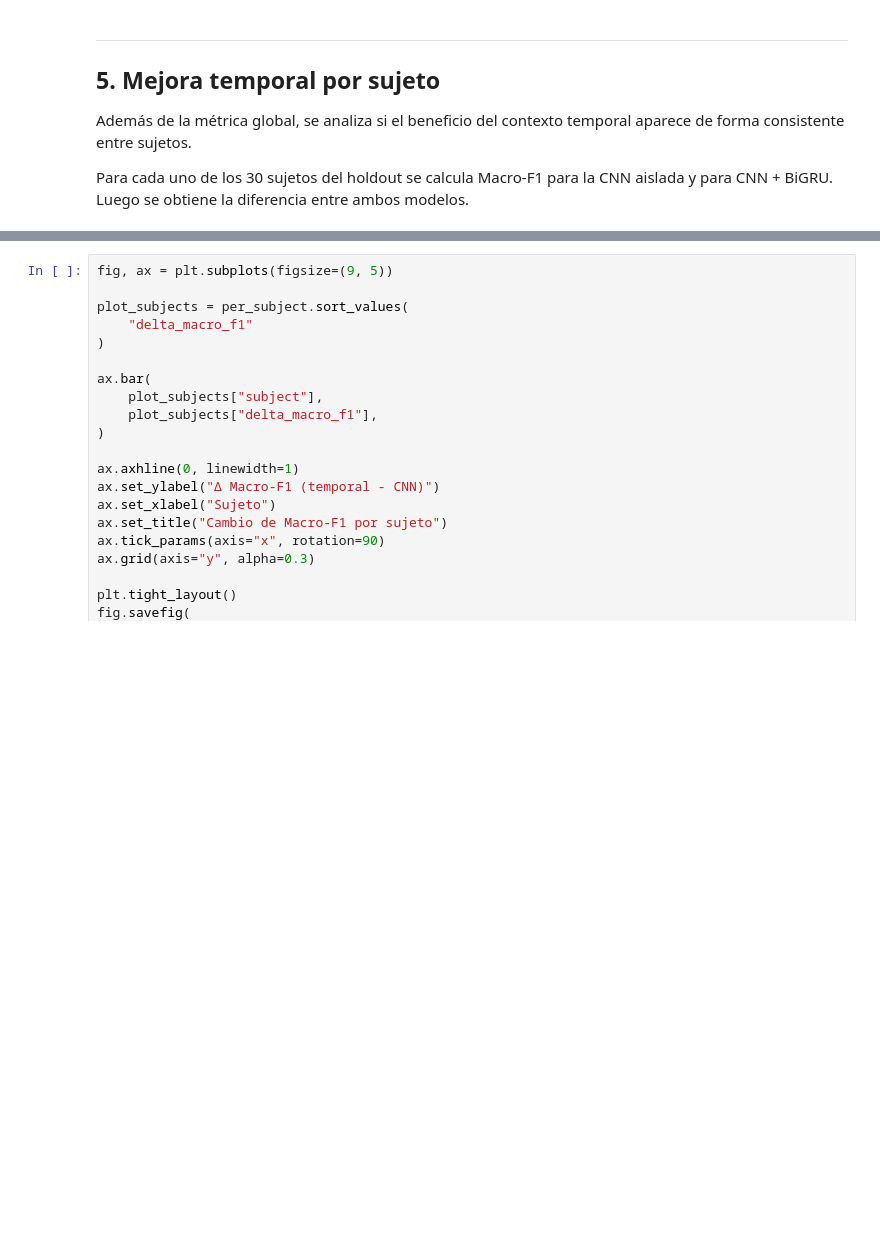
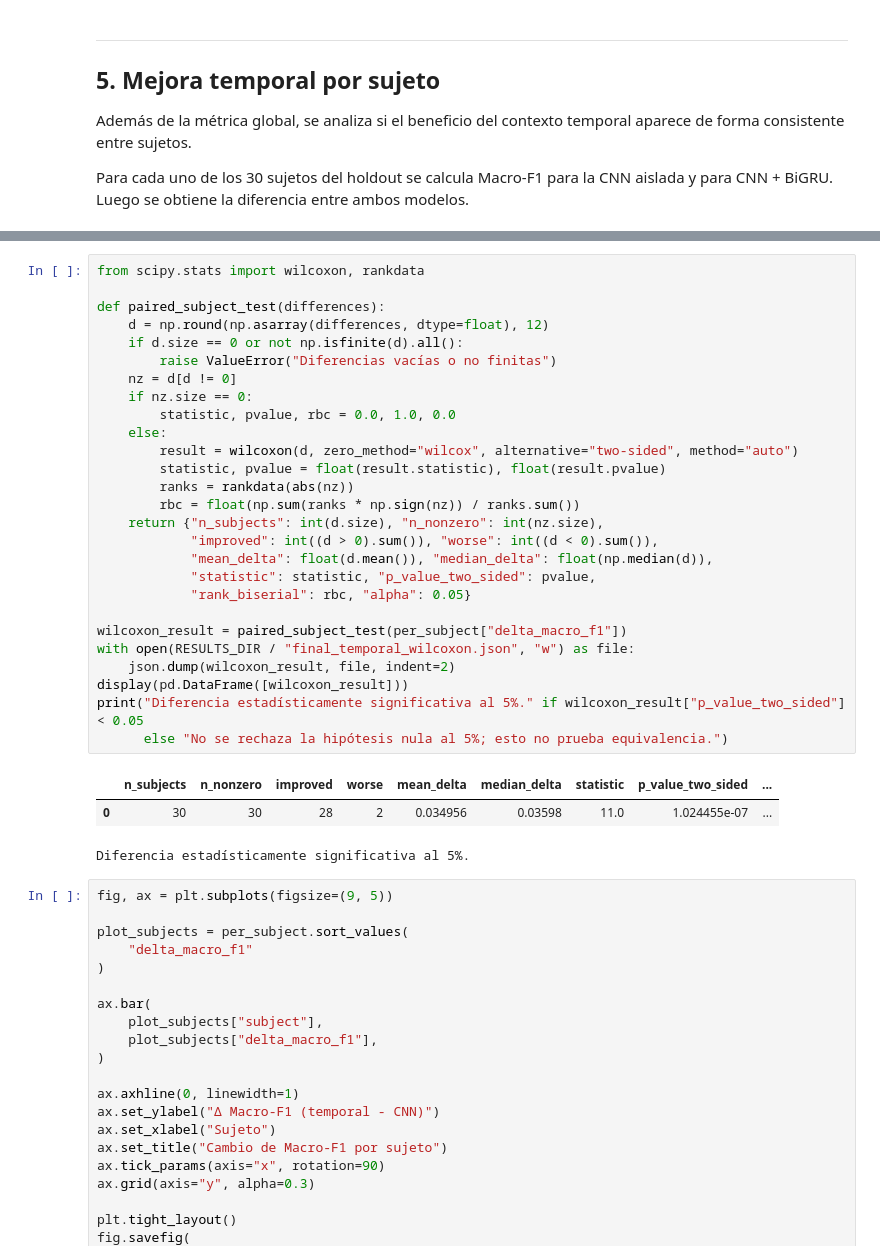
Before and after one commit to Lourdes-Tolotto/Automatic-Sleep-Staging, a Jupyter notebook: Notebooks/11_final_comparison_and_model_selection.ipynb, the cells around one changed output, grey strips where cells are left out. Cells and saved outputs as stored; diff of their text form; blank space fills up the shorter version.

Commit message:
notebooks: actualizar NB11 histórica con últimas corridas y Wilcoxon

```diff
--- a/Notebooks/11_final_comparison_and_model_selection.ipynb
+++ b/Notebooks/11_final_comparison_and_model_selection.ipynb
@@ -445,3 +447,34 @@ display(per_subject.round(4))
+# %%
+from scipy.stats import wilcoxon, rankdata
+
+def paired_subject_test(differences):
+    d = np.round(np.asarray(differences, dtype=float), 12)
+    if d.size == 0 or not np.isfinite(d).all():
+        raise ValueError("Diferencias vacías o no finitas")
+    nz = d[d != 0]
+    if nz.size == 0:
+        statistic, pvalue, rbc = 0.0, 1.0, 0.0
+    else:
+        result = wilcoxon(d, zero_method="wilcox", alternative="two-sided", method="auto")
+        statistic, pvalue = float(result.statistic), float(result.pvalue)
+        ranks = rankdata(abs(nz))
+        rbc = float(np.sum(ranks * np.sign(nz)) / ranks.sum())
+    return {"n_subjects": int(d.size), "n_nonzero": int(nz.size),
+            "improved": int((d > 0).sum()), "worse": int((d < 0).sum()),
+            "mean_delta": float(d.mean()), "median_delta": float(np.median(d)),
+            "statistic": statistic, "p_value_two_sided": pvalue,
+            "rank_biserial": rbc, "alpha": 0.05}
+
+wilcoxon_result = paired_subject_test(per_subject["delta_macro_f1"])
+with open(RESULTS_DIR / "final_temporal_wilcoxon.json", "w") as file:
+    json.dump(wilcoxon_result, file, indent=2)
+display(pd.DataFrame([wilcoxon_result]))
+print("Diferencia estadísticamente significativa al 5%." if wilcoxon_result["p_value_two_sided"] < 0.05
+      else "No se rechaza la hipótesis nula al 5%; esto no prueba equivalencia.")
+# %% [output]
+|  | n_subjects | n_nonzero | improved | worse | mean_delta | median_delta | statistic | p_value_two_sided | ... |
+| 0 | 30 | 30 | 28 | 2 | 0.034956 | 0.03598 | 11.0 | 1.024455e-07 | ... |
+Diferencia estadísticamente significativa al 5%.
 # %%
 fig, ax = plt.subplots(figsize=(9, 5))
 
```
Also changed, not shown: parts of 11 cells of this notebook.
